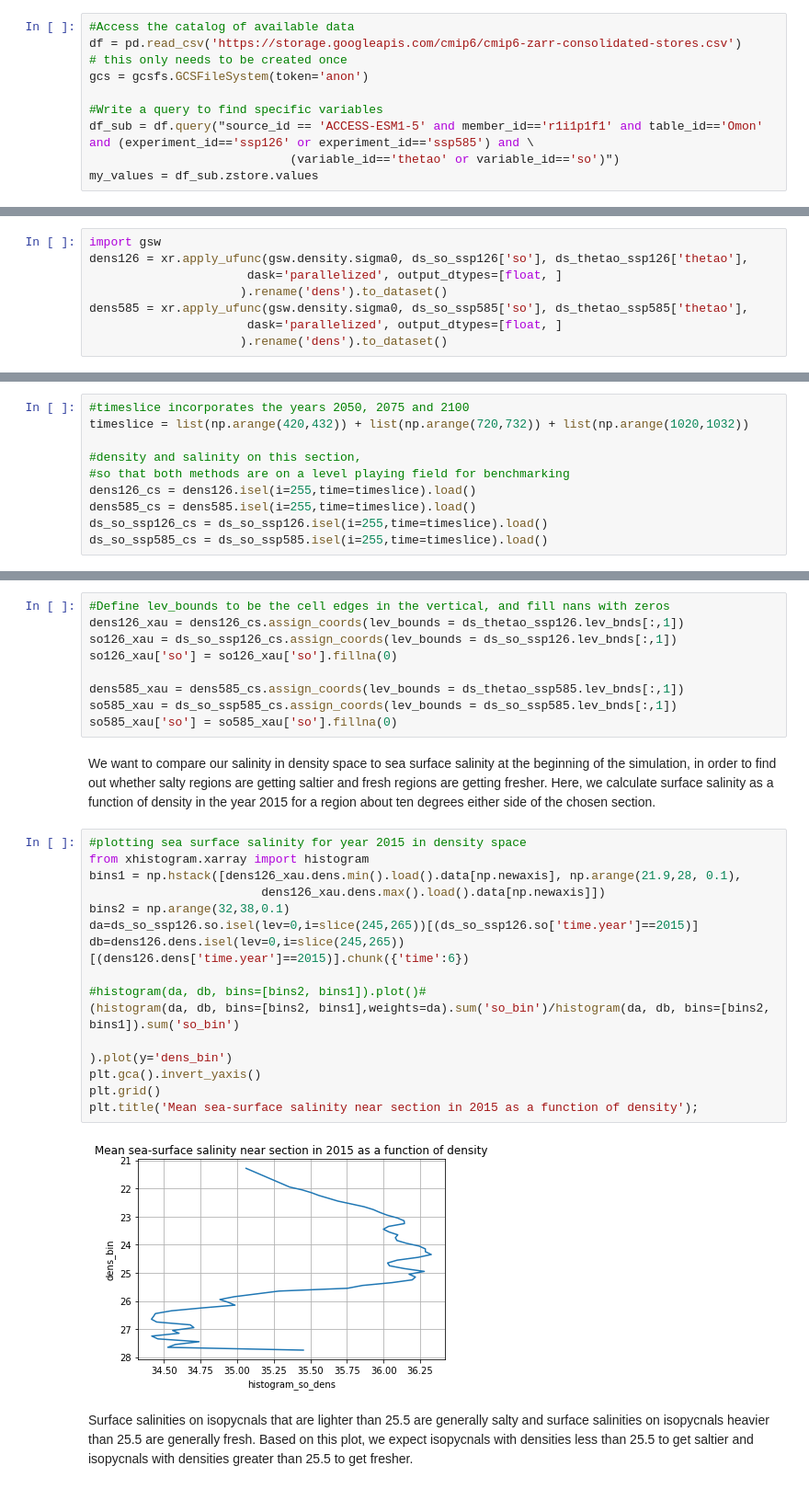
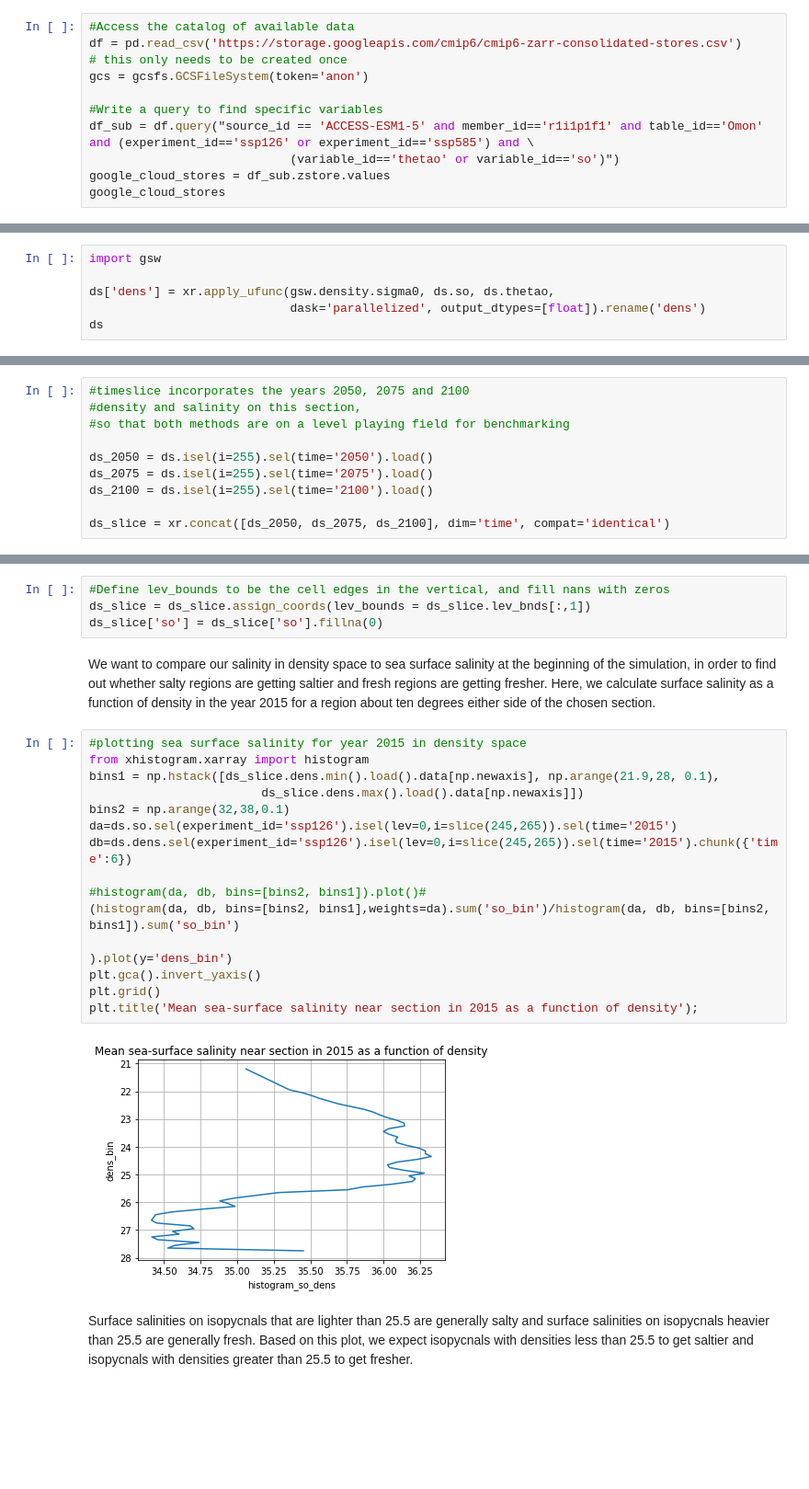
Before and after one commit to cspencerjones/vertical_regridding, a Jupyter notebook: xarrayutils_xlayers.ipynb, the cells around one changed output, grey strips where cells are left out. Shown: that part at 92% size. Saved outputs shown, nothing was run; the diff lists cells and outputs as text; blank space fills up the shorter version.

```diff
--- a/xarrayutils_xlayers.ipynb
+++ b/xarrayutils_xlayers.ipynb
@@ -38,4 +38,5 @@ gcs = gcsfs.GCSFileSystem(token='anon')
 #Write a query to find specific variables
 df_sub = df.query("source_id == 'ACCESS-ESM1-5' and member_id=='r1i1p1f1' and table_id=='Omon' and (experiment_id=='ssp126' or experiment_id=='ssp585') and \
                             (variable_id=='thetao' or variable_id=='so')")
-my_values = df_sub.zstore.values
+google_cloud_stores = df_sub.zstore.values
+google_cloud_stores
@@ -73,9 +86,7 @@ ds_thetao_ssp585 = xr.open_zarr(mapper, consolidated=True)
 The data in these stores is given in depth space. In order to plot the salinity in potential density coordinates, we need the potential density field in depth space. In the cell below, the gibbs seawater toolbox is applied to find the surface-referenced potential density from the temperature and salinity. The [ACCESS](10.22499/2.6301.004) model actually uses the [Jackett et al 2006](https://doi.org/10.1175/JTECH1946.1) equation of state, but the density calculated here is a good approximation of the density in the ACCESS model.
 # %%
 import gsw
-dens126 = xr.apply_ufunc(gsw.density.sigma0, ds_so_ssp126['so'], ds_thetao_ssp126['thetao'],
-                      dask='parallelized', output_dtypes=[float, ]
-                     ).rename('dens').to_dataset()
-dens585 = xr.apply_ufunc(gsw.density.sigma0, ds_so_ssp585['so'], ds_thetao_ssp585['thetao'],
-                      dask='parallelized', output_dtypes=[float, ]
-                     ).rename('dens').to_dataset()
+
+ds['dens'] = xr.apply_ufunc(gsw.density.sigma0, ds.so, ds.thetao,
+                            dask='parallelized', output_dtypes=[float]).rename('dens')
+ds
@@ -112,14 +143,14 @@ ax.set_title('Sea surface salinity (white contours),  sea surface density (shadi
 These simulations begin in 2015. We choose to compare salinities in three different years: 2050, 2075 and 2100. This section is chosen because isopycnals come up to the surface in both the north and south of this section. Hence we should see salinity anomalies propagate along isopycnals from both the north and the south of the basin.
 # %%
 #timeslice incorporates the years 2050, 2075 and 2100
-timeslice = list(np.arange(420,432)) + list(np.arange(720,732)) + list(np.arange(1020,1032))
-
 #density and salinity on this section,
 #so that both methods are on a level playing field for benchmarking
-dens126_cs = dens126.isel(i=255,time=timeslice).load()
-dens585_cs = dens585.isel(i=255,time=timeslice).load()
-ds_so_ssp126_cs = ds_so_ssp126.isel(i=255,time=timeslice).load()
-ds_so_ssp585_cs = ds_so_ssp585.isel(i=255,time=timeslice).load()
+
+ds_2050 = ds.isel(i=255).sel(time='2050').load()
+ds_2075 = ds.isel(i=255).sel(time='2075').load()
+ds_2100 = ds.isel(i=255).sel(time='2100').load()
+
+ds_slice = xr.concat([ds_2050, ds_2075, ds_2100], dim='time', compat='identical')
 # %% [markdown]
 First, we plot the difference between the two scenarios in depth coordinates. Note that because these differences are in depth space, it is impossible to tell whether they are caused by a change in the depth of isopycnals or by a change in salinity on isopycnals. As a result, it is difficult to interpret the figure below.
 # %%
@@ -154,32 +188,27 @@ plt.subplots_adjust(wspace=0.3)
 The two scenarios begin from identical initial conditions, with greenhouse gas emissions growing faster in SSP5-8.5 than in SSP1-2.6. Hence we expect that wet regions will be wetter dry regions will be drier to a greater extent in SSP5-8.5 than in SSP1-2.6. There is more freshening of the subpolar surface region for SSP5-8.5 than for SSP1-2.6, but this freshening is patchy and it is not clear whether it continues over the whole timeperiod.
 # %%
 #Define lev_bounds to be the cell edges in the vertical, and fill nans with zeros
-dens126_xau = dens126_cs.assign_coords(lev_bounds = ds_thetao_ssp126.lev_bnds[:,1])
-so126_xau = ds_so_ssp126_cs.assign_coords(lev_bounds = ds_so_ssp126.lev_bnds[:,1])
-so126_xau['so'] = so126_xau['so'].fillna(0)
-
-dens585_xau = dens585_cs.assign_coords(lev_bounds = ds_thetao_ssp585.lev_bnds[:,1])
-so585_xau = ds_so_ssp585_cs.assign_coords(lev_bounds = ds_so_ssp585.lev_bnds[:,1])
-so585_xau['so'] = so585_xau['so'].fillna(0)
+ds_slice = ds_slice.assign_coords(lev_bounds = ds_slice.lev_bnds[:,1])
+ds_slice['so'] = ds_slice['so'].fillna(0)
 # %% [markdown]
 We want to compare our salinity in density space to sea surface salinity at the beginning of the simulation, in order to find out whether salty regions are getting saltier and fresh regions are getting fresher. Here, we calculate surface salinity as a function of density in the year 2015 for a region about ten degrees either side of the chosen section.
 # %%
 #plotting sea surface salinity for year 2015 in density space
 from xhistogram.xarray import histogram
-bins1 = np.hstack([dens126_xau.dens.min().load().data[np.newaxis], np.arange(21.9,28, 0.1),
-                        dens126_xau.dens.max().load().data[np.newaxis]])
+bins1 = np.hstack([ds_slice.dens.min().load().data[np.newaxis], np.arange(21.9,28, 0.1),
+                        ds_slice.dens.max().load().data[np.newaxis]])
 bins2 = np.arange(32,38,0.1)
-da=ds_so_ssp126.so.isel(lev=0,i=slice(245,265))[(ds_so_ssp126.so['time.year']==2015)]
-db=dens126.dens.isel(lev=0,i=slice(245,265))[(dens126.dens['time.year']==2015)].chunk({'time':6})
+da=ds.so.sel(experiment_id='ssp126').isel(lev=0,i=slice(245,265)).sel(time='2015')
+db=ds.dens.sel(experiment_id='ssp126').isel(lev=0,i=slice(245,265)).sel(time='2015').chunk({'time':6})
 
 #histogram(da, db, bins=[bins2, bins1]).plot()#
 (histogram(da, db, bins=[bins2, bins1],weights=da).sum('so_bin')/histogram(da, db, bins=[bins2, bins1]).sum('so_bin')
                                                                                   ).plot(y='dens_bin')
 plt.gca().invert_yaxis()
 plt.grid()
 plt.title('Mean sea-surface salinity near section in 2015 as a function of density');
 # %% [output]
-[figure, old version]
+[figure, new version]
 # %% [markdown]
 Surface salinities on isopycnals that are lighter than 25.5 are generally salty and surface salinities on isopycnals heavier than 25.5 are generally fresh. Based on this plot, we expect isopycnals with densities less than 25.5 to get saltier and isopycnals with densities greater than 25.5 to get fresher.
 # %% [markdown]
```
Also changed, not shown: parts of 17 cells of this notebook.
